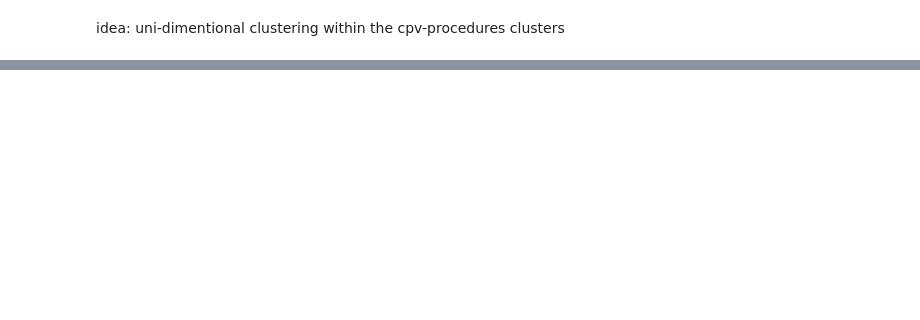
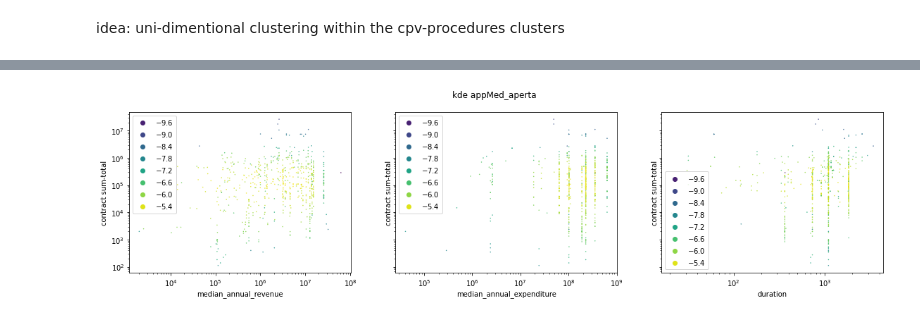
Before and after one commit to Yourne/synapthesis, a Jupyter notebook: result_analysis.ipynb, the cells around one changed output, grey strips where cells are left out. Cells and saved outputs as stored; diff of their text form; code cells hidden in the pictures; blank space fills up the shorter version.

```diff
--- a/result_analysis.ipynb
+++ b/result_analysis.ipynb
@@ -81,0 +131,15 @@ sns.histplot(x=np.log10(df[df["id_pa"] == 2997].importo), y=np.log10(df[df["id_b
+# %%
+scores = kde.score_samples(table)
+# %%
+fig, ax = plt.subplots(1, 3, figsize=(6.4*3, 4.2), sharey=True)
+fig.suptitle(model + " " + dataset)
+for i, feature in enumerate(["median_annual_revenue",
+                            "median_annual_expenditure", "duration"]):
+    s = ax[i].scatter(x=X[feature], y=X.sum_total, c=scores, alpha=1, s=.2)
+    ax[i].legend(*s.legend_elements())
+    ax[i].set_ylabel("contract sum-total")
+    ax[i].set_xlabel(feature)
+    ax[i].set_xscale("log")
+    ax[i].set_yscale("log")
+# %% [output]
+[figure, added]
```
Also changed, not shown: parts of 12 cells of this notebook, 4 other files.
